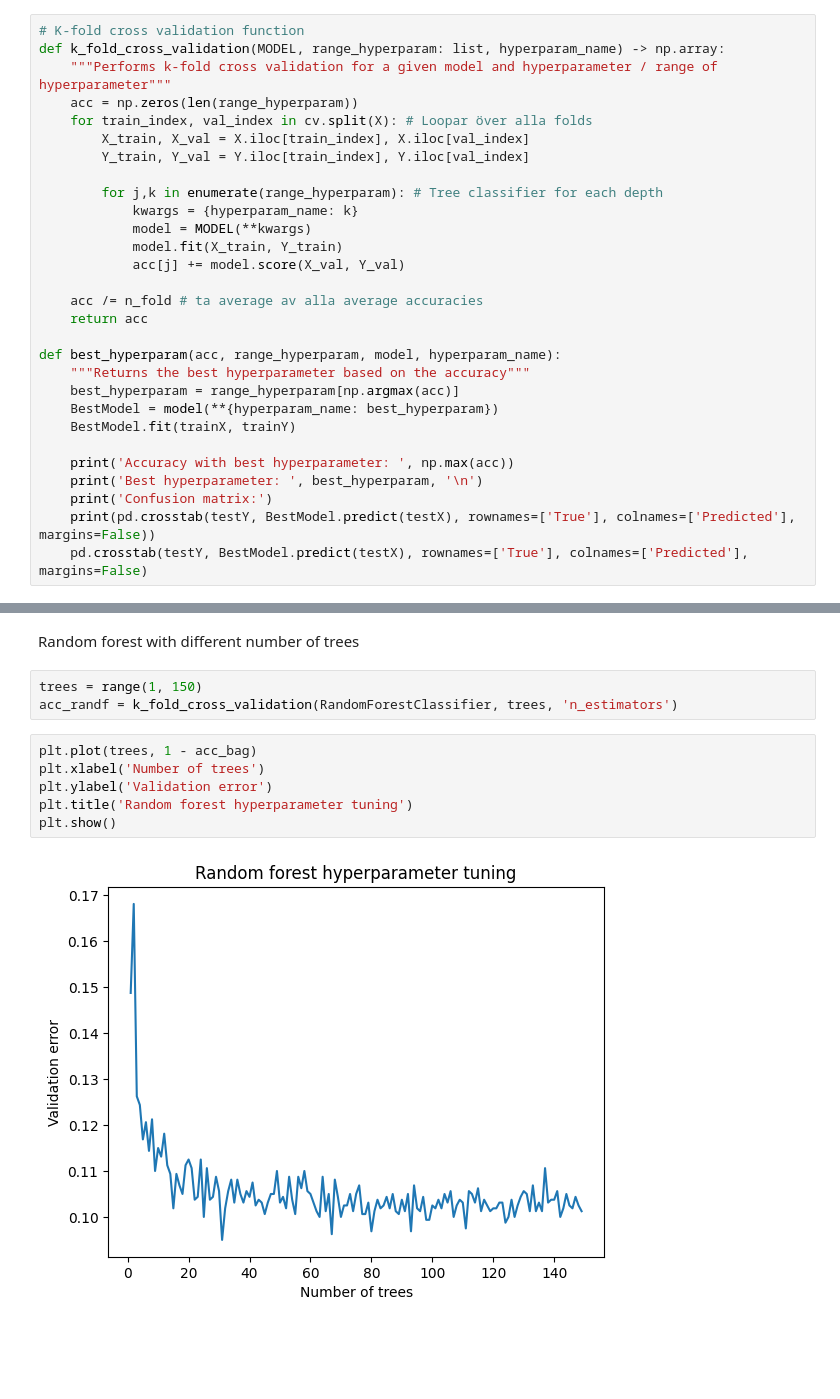
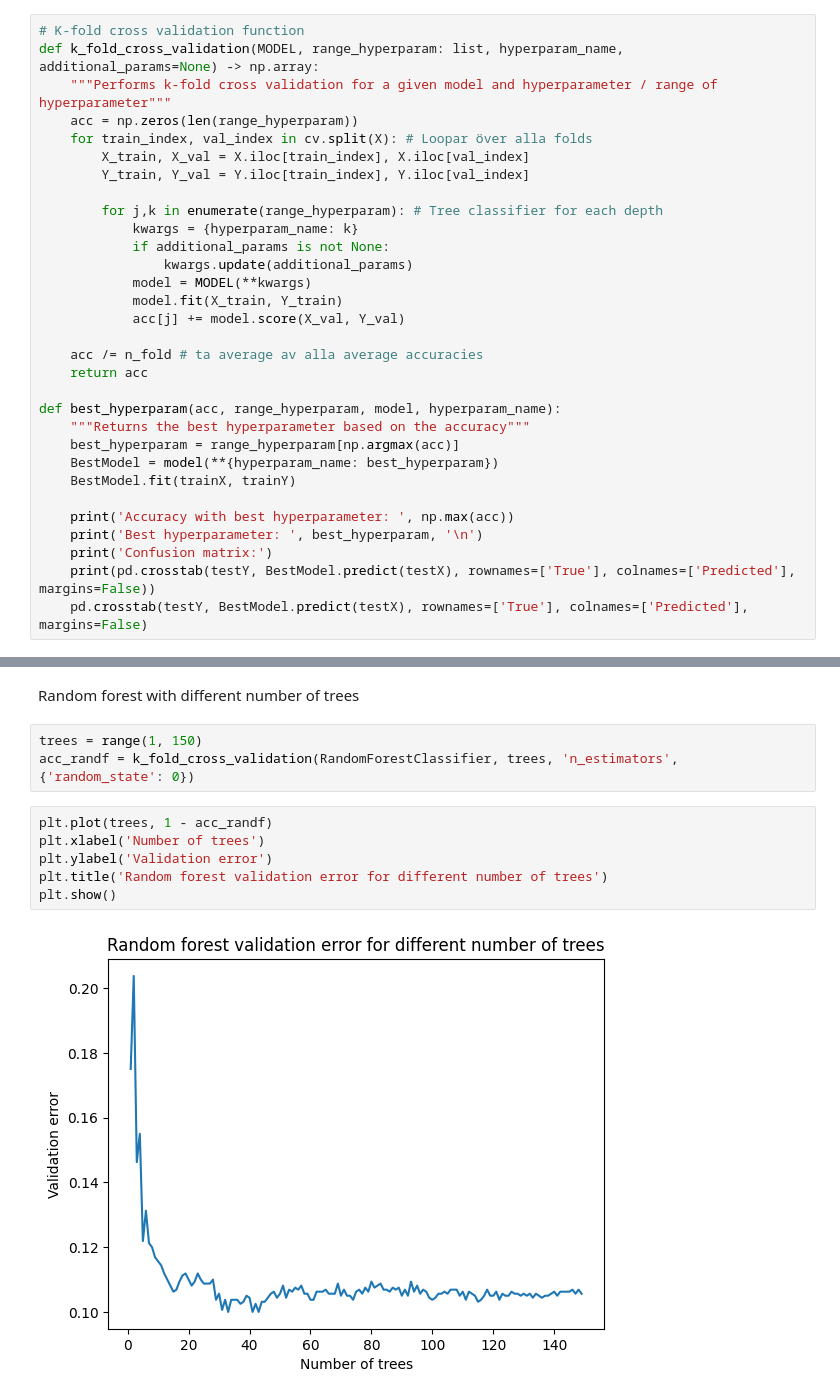
Before and after one commit to Jackebacke/SML-Project, a Jupyter notebook: Project/Tree.ipynb, the cells around one changed output, grey strips where cells are left out. Saved outputs shown, nothing was run; the diff lists cells and outputs as text; blank space fills up the shorter version.

Commit message:
saved figures

```diff
--- a/Project/Tree.ipynb
+++ b/Project/Tree.ipynb
@@ -12,7 +12,7 @@ from Preprocessing import X, Y, n_fold, cv, random_split
 trainX, trainY, testX, testY = random_split(0.8)
 # %%
 # K-fold cross validation function
-def k_fold_cross_validation(MODEL, range_hyperparam: list, hyperparam_name) -> np.array:
+def k_fold_cross_validation(MODEL, range_hyperparam: list, hyperparam_name, additional_params=None) -> np.array:
     """Performs k-fold cross validation for a given model and hyperparameter / range of hyperparameter"""
     acc = np.zeros(len(range_hyperparam))
     for train_index, val_index in cv.split(X): # Loopar över alla folds
@@ -21,6 +21,8 @@ def k_fold_cross_validation(MODEL, range_hyperparam: list, hyperparam_name) -> n
 
         for j,k in enumerate(range_hyperparam): # Tree classifier for each depth
             kwargs = {hyperparam_name: k}
+            if additional_params is not None:
+                kwargs.update(additional_params)
             model = MODEL(**kwargs)
             model.fit(X_train, Y_train)
             acc[j] += model.score(X_val, Y_val)
@@ -103,15 +105,15 @@ low_bike_demand                 13              255
 Random forest with different number of trees
 # %%
 trees = range(1, 150)
-acc_randf = k_fold_cross_validation(RandomForestClassifier, trees, 'n_estimators')
+acc_randf = k_fold_cross_validation(RandomForestClassifier, trees, 'n_estimators', {'random_state': 0})
 # %%
-plt.plot(trees, 1 - acc_bag)
+plt.plot(trees, 1 - acc_randf)
 plt.xlabel('Number of trees')
 plt.ylabel('Validation error')
-plt.title('Random forest hyperparameter tuning')
+plt.title('Random forest validation error for different number of trees')
 plt.show()
 # %% [output]
-[figure, old version]
+[figure, new version]
 # %%
 print('Best number of trees for random forest \n')
 best_hyperparam(acc_randf, trees, RandomForestClassifier, 'n_estimators')
```
Also changed, not shown: parts of 10 cells of this notebook, 5 other files.
